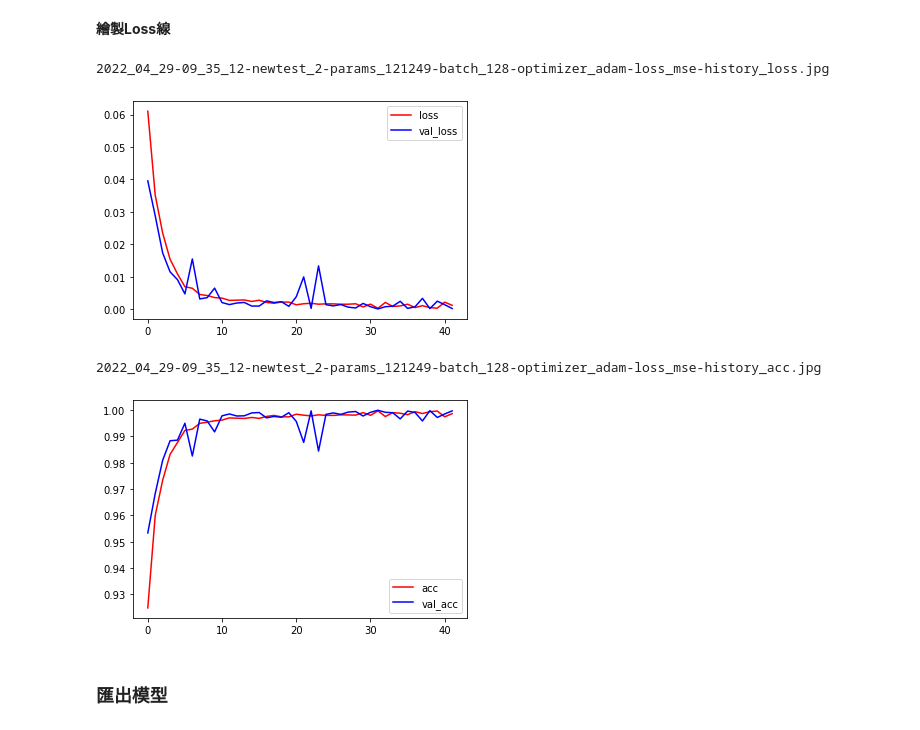
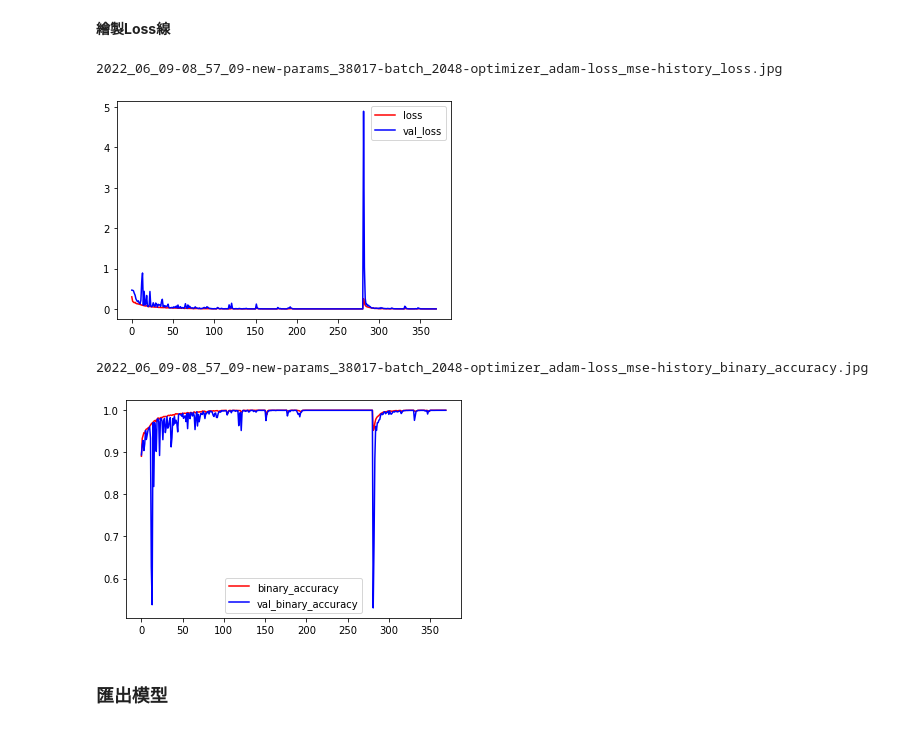
Before and after one commit to kkldream/Face-Recognition-OpenCV-Python, a Jupyter notebook: project2/train_dense_noDropout_1.ipynb, the cells around one changed output. Drawn from its saved outputs; the diff is of its cells as text; code cells hidden in the pictures.

```diff
--- a/project2/train_dense_noDropout_1.ipynb
+++ b/project2/train_dense_noDropout_1.ipynb
@@ -72,12 +74,12 @@ def readDataList(file):
                 # roll = norm_max_min(mjson['roll'], -50, 50)
                 yaw = norm_max_min(mjson['yaw'], -50, 50)
                 # pitch = norm_max_min(mjson['pitch'], -50, 50)
+                if yaw >= 0: ear = ear_r
+                else: ear = ear_l
                 mlist.append(np.array([
                     mode,
                     mar,
-                    ear_l,
-                    ear_r,
-                    yaw,
+                    ear,
                     entropy
                 ]))
             data_list.append(np.array(mlist))
@@ -114,6 +116,6 @@ train_list = readDataList('train_data.txt')
 X_trains, Y_train = buildTrain(train_list, 300)
 print(X_trains.shape, Y_train.shape)
 X_trains, Y_train = shuffle(X_trains, Y_train)
-X_trains, Y_train, X_tests, Y_test = splitData(X_trains, Y_train, 0.2)
+X_trains, Y_train, X_tests, Y_test = splitData(X_trains, Y_train, 0.4)
 X_tests, Y_test, X_vals, Y_val = splitData(X_tests, Y_test, 0.5)
 # %% [output]
@@ -125,10 +123,9 @@ len(np.average(X_trains[:, :, 4], 0))
 # %%
 def seg_data(data):
-    seg = [None] * 3
-    seg[0] = data[:, :, 0:1] # mar list
-    seg[1] = data[:, :, 1:4] # ear+yaw list
-    seg[2] = np.average(data[:, :, 4], 1) # entropy
-    print(f'{data.shape} -> {seg[0].shape} + {seg[1].shape} + {seg[2].shape}')
+    seg = [None] * 2
+    seg[0] = data[:, :, 0:2] # mar list
+    seg[1] = np.average(data[:, :, 2], 1) # entropy
+    print(f'{data.shape} -> {seg[0].shape} + {seg[1].shape}')
     return seg
 
 X_train = seg_data(X_trains)
@@ -240,28 +223,28 @@ ________________________________________________________________________________
 ##### 開始訓練
 # %%
 ''' trainParam '''
-save_models = 'output_models'
-model_tag = 'newtest_2'
+save_models = 'models'
+model_tag = 'new'
 optimizer = "adam"
 loss = "mse"
-batch_size = 128
+batch_size = 2048
 epochs = 10000
 time_tag = time.strftime("%Y_%m_%d-%H_%M_%S", time.localtime())
 model_dir = f'{time_tag}-{model_tag}-params_{params_num}-batch_{batch_size}-optimizer_{optimizer}-loss_{loss}'
 print(os.path.join(save_models, model_dir))
 callbacks = list()
-model.compile(optimizer="adam", loss="mse", metrics=['mae', 'acc'])
+model.compile(optimizer="adam", loss="BinaryCrossentropy", metrics=['BinaryAccuracy'])
 ''' EarlyStopping '''
 callbacks.append(
-    keras.callbacks.EarlyStopping(monitor="loss", patience=10, verbose=1, mode="auto")
+    keras.callbacks.EarlyStopping(monitor="val_loss", patience=100, verbose=1, mode="auto")
 )
 ''' ModelCheckpoint '''
-model_name = 'epoch_{epoch:03d}-val_loss_{val_loss:.3f}.hdf5'
+model_name = 'epoch_{epoch:03d}-val_loss_{val_loss:.3f}.h5'
 all_filepath = os.path.join(save_models, model_dir, 'all_models', model_name)
 callbacks.append(
     keras.callbacks.ModelCheckpoint(all_filepath, monitor='val_loss', verbose=0, save_best_only=False, save_weights_only=False, mode='auto', save_freq='epoch')
 )
-best_filepath = os.path.join(save_models, model_dir, 'model.hdf5')
+best_filepath = os.path.join(save_models, model_dir, 'model.h5')
 callbacks.append(
     keras.callbacks.ModelCheckpoint(best_filepath, monitor='val_loss', verbose=0, save_best_only=True, save_weights_only=False, mode='auto', save_freq='epoch')
 )
@@ -309,21 +292,21 @@ with open(os.path.join(save_models, model_dir, 'READMD.md'), 'w', encoding='utf-
 # %%
 def draw_history(key):
     filename = f'{model_dir}-history_{key}.jpg'
     path = os.path.join(save_models, model_dir, filename)
     plt.plot(trainHistory.history[key], color='r', label=key)
     plt.plot(trainHistory.history[f'val_{key}'], color='b', label=f'val_{key}')
     plt.legend()
     print(filename)
     plt.savefig(path)
     plt.show()
 
 draw_history('loss')
-draw_history('acc')
+draw_history('binary_accuracy')
 # %% [output]
-2022_04_29-09_35_12-newtest_2-params_121249-batch_128-optimizer_adam-loss_mse-history_loss.jpg
+2022_06_09-08_57_09-new-params_38017-batch_2048-optimizer_adam-loss_mse-history_loss.jpg
-[figure, old version]
+[figure, new version]
-2022_04_29-09_35_12-newtest_2-params_121249-batch_128-optimizer_adam-loss_mse-history_acc.jpg
+2022_06_09-08_57_09-new-params_38017-batch_2048-optimizer_adam-loss_mse-history_binary_accuracy.jpg
-[figure, old version]
+[figure, new version]
 # %% [markdown]
 ### 匯出模型
 # %% [markdown]
```
Also changed, not shown: parts of 17 cells of this notebook, 7 other files.
